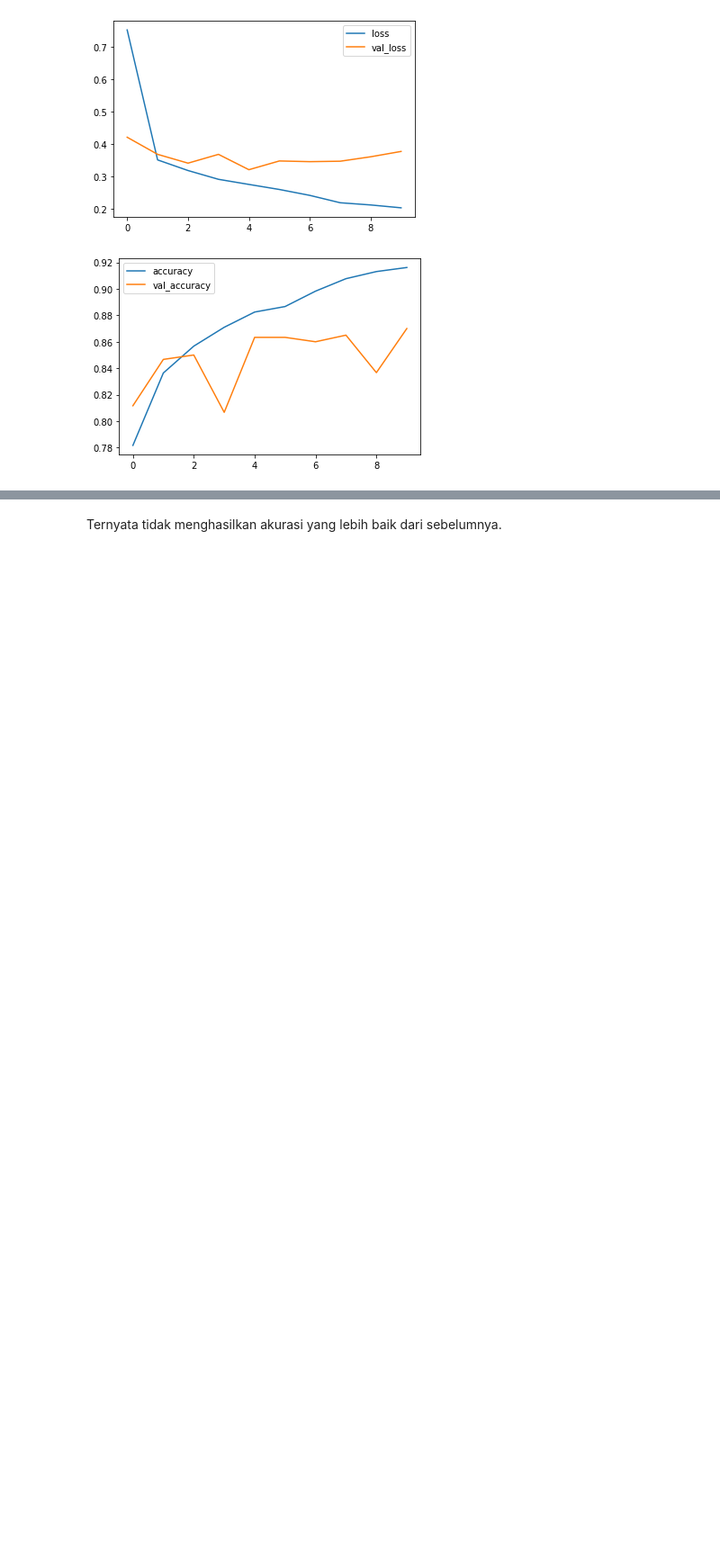
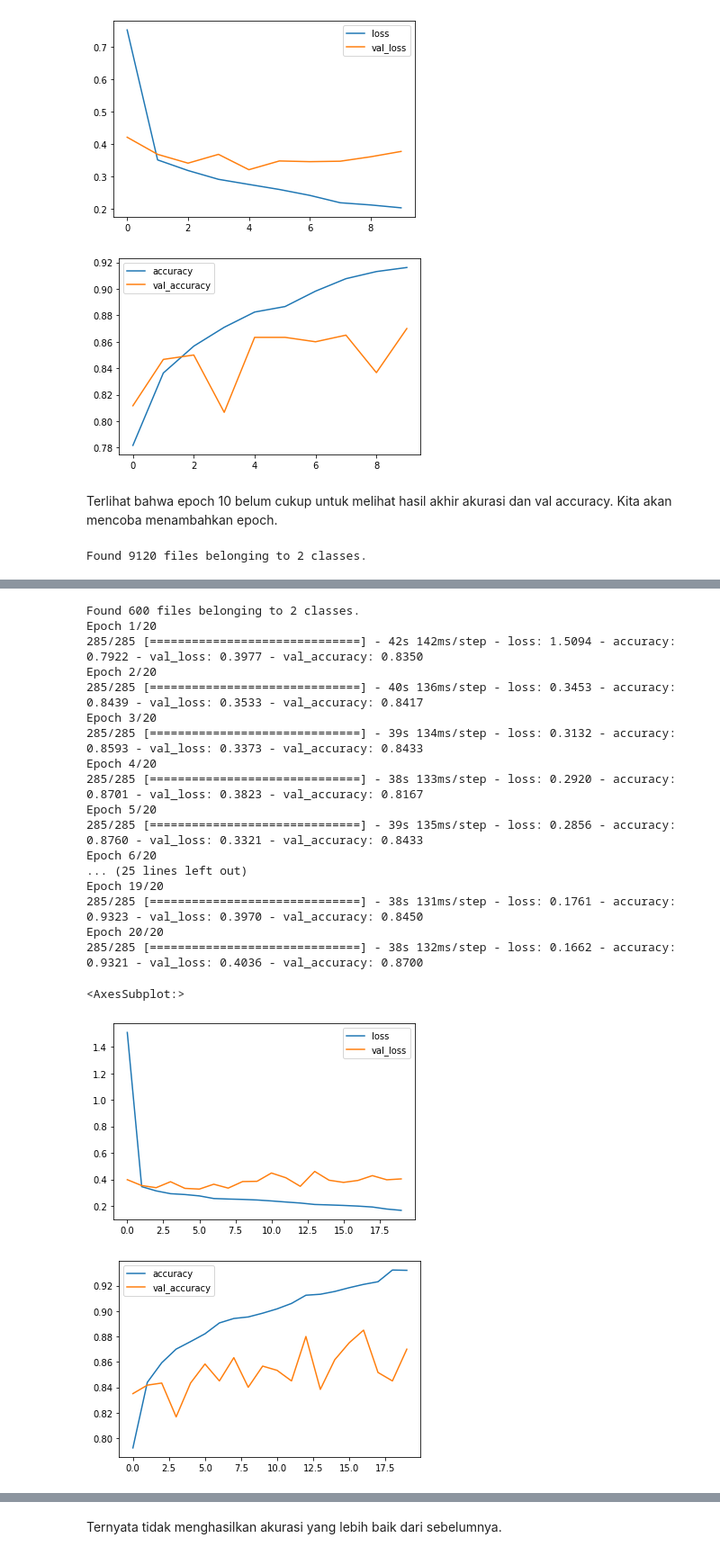
Before and after one commit to chilldenaya/drowsiness-detection, a Jupyter notebook: tensor.ipynb, the cells around one changed output, grey strips where cells are left out. Shown at 90% size. Cells and saved outputs as stored; diff of their text form; code cells hidden in the pictures; blank space fills up the shorter version.

```diff
--- a/tensor.ipynb
+++ b/tensor.ipynb
@@ -346,3 +312,48 @@ Epoch 10/10
 <AxesSubplot:>
 [figure]
 [figure]
+# %% [markdown]
+Terlihat bahwa epoch 10 belum cukup untuk melihat hasil akhir akurasi dan val accuracy. Kita akan mencoba menambahkan epoch.
+# %%
+training_set = tensorflow.keras.preprocessing.image_dataset_from_directory(
+    "/home/internet/itb/pattern_recognition/training_set",
+    seed=101,
+    image_size=(100, 100),
+    batch_size=32
+)
+validation_set = tensorflow.keras.preprocessing.image_dataset_from_directory(
+    "/home/internet/itb/pattern_recognition/validation_set",
+    seed=101,
+    image_size=(100, 100),
+    batch_size=32
+)
+
+model = models.Sequential(
+  [
+    layers.Conv2D(8, (3, 3), activation="relu", padding="same", input_shape=(100, 100, 3)),
+    layers.MaxPooling2D((2, 2)),
+    layers.Conv2D(32, (3, 3), activation="relu", padding="same"),
+    layers.MaxPooling2D((2, 2)),
+    layers.Conv2D(64, (3, 3), activation="relu", padding="same"),
+    layers.MaxPooling2D((2, 2)),
+    layers.Conv2D(128, (3, 3), activation="relu", padding="same"),
+    layers.Flatten(),
+    layers.Dense(64, activation="relu"),
+    layers.Dense(10, activation="relu"),
+    layers.Dense(1, activation="sigmoid")
+  ],
+  name="Model"
+)
+
+model.compile(
+    optimizer='adam',
+    loss="binary_crossentropy",
+    metrics=['accuracy']
+)
+
+history = model.fit(training_set,validation_data=validation_set, epochs=20)
+metrics_df = pd.DataFrame(history.history)
+metrics_df[["loss","val_loss"]].plot()
+metrics_df[["accuracy","val_accuracy"]].plot()
+# %% [output]
+Found 9120 files belonging to 2 classes.
@@ -349 +365,21 @@ Epoch 10/10
+Found 600 files belonging to 2 classes.
+Epoch 1/20
+285/285 [==============================] - 42s 142ms/step - loss: 1.5094 - accuracy: 0.7922 - val_loss: 0.3977 - val_accuracy: 0.8350
+Epoch 2/20
+285/285 [==============================] - 40s 136ms/step - loss: 0.3453 - accuracy: 0.8439 - val_loss: 0.3533 - val_accuracy: 0.8417
+Epoch 3/20
+285/285 [==============================] - 39s 134ms/step - loss: 0.3132 - accuracy: 0.8593 - val_loss: 0.3373 - val_accuracy: 0.8433
+Epoch 4/20
+285/285 [==============================] - 38s 133ms/step - loss: 0.2920 - accuracy: 0.8701 - val_loss: 0.3823 - val_accuracy: 0.8167
+Epoch 5/20
+285/285 [==============================] - 39s 135ms/step - loss: 0.2856 - accuracy: 0.8760 - val_loss: 0.3321 - val_accuracy: 0.8433
+Epoch 6/20
+... (25 lines left out)
+Epoch 19/20
+285/285 [==============================] - 38s 131ms/step - loss: 0.1761 - accuracy: 0.9323 - val_loss: 0.3970 - val_accuracy: 0.8450
+Epoch 20/20
+285/285 [==============================] - 38s 132ms/step - loss: 0.1662 - accuracy: 0.9321 - val_loss: 0.4036 - val_accuracy: 0.8700
+<AxesSubplot:>
+[figure, added]
+[figure, added]
 # %% [markdown]
```
Also changed, not shown: parts of 26 cells of this notebook.
